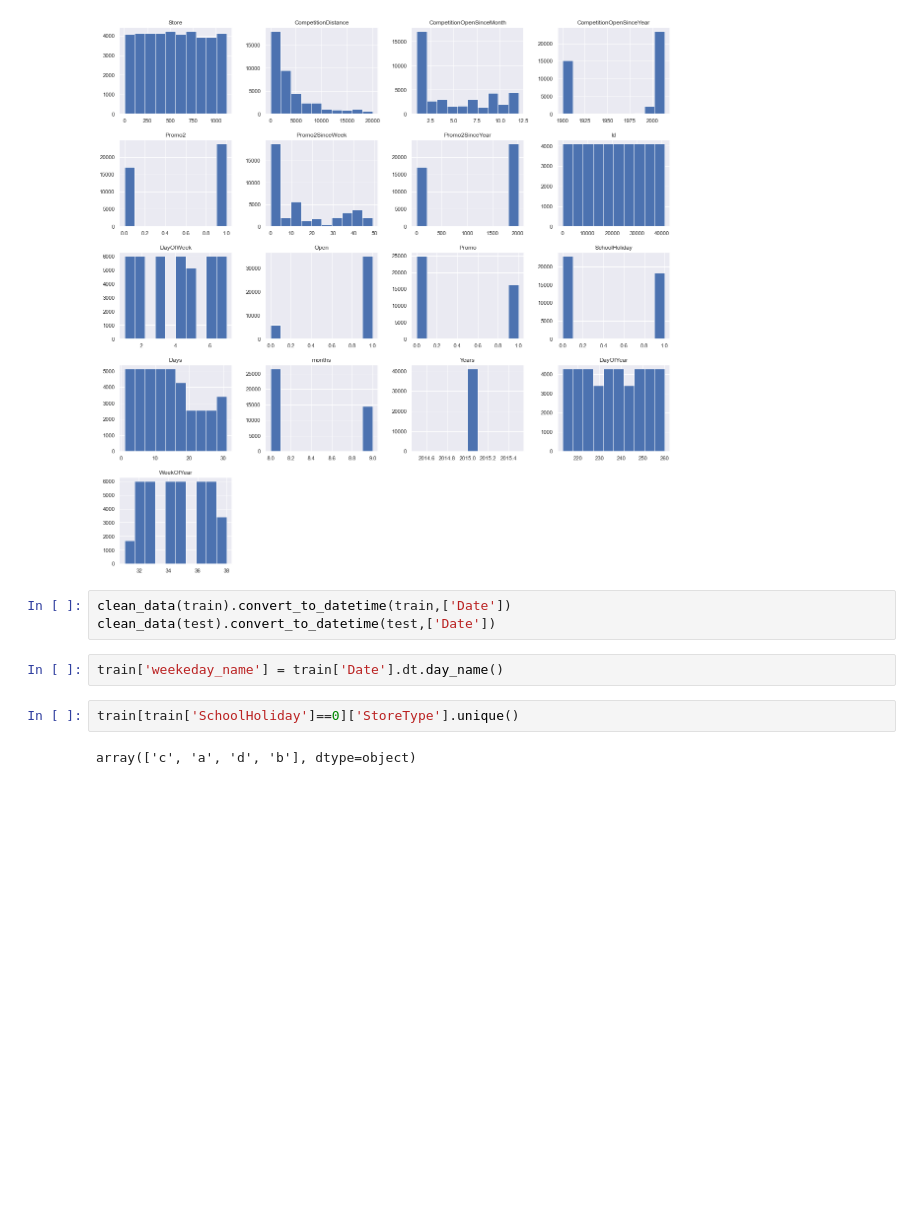
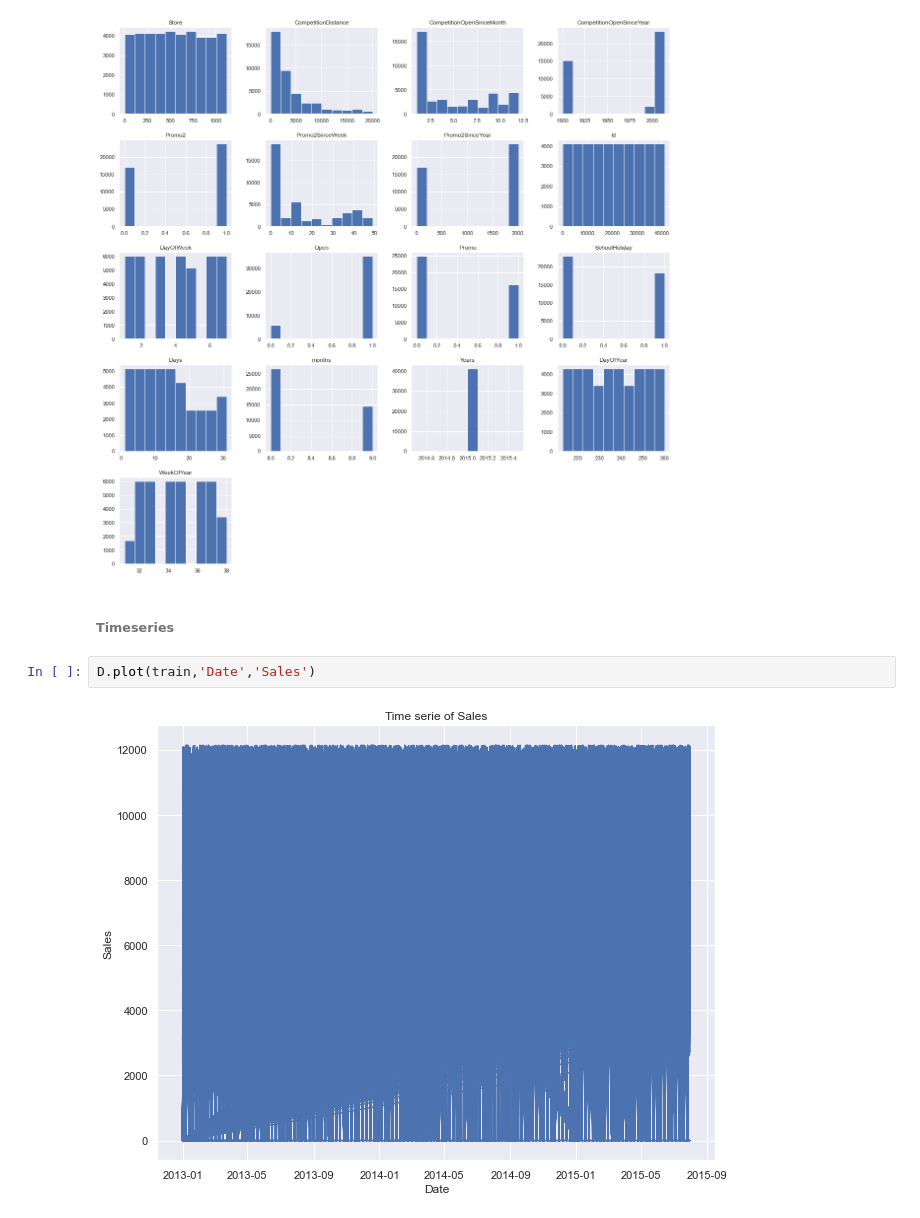
Before and after one commit to skevin-dev/Pharmaceutical_Sales_prediction, a Jupyter notebook: Notebooks/EDA.ipynb, the cells around one changed output. Drawn from its saved outputs; the diff is of its cells as text; blank space fills up the shorter version.

```diff
--- a/Notebooks/EDA.ipynb
+++ b/Notebooks/EDA.ipynb
@@ -46,12 +59,9 @@ D.histogram(train)
 D.histogram(test)
 # %% [output]
 [figure]
-# %%
-clean_data(train).convert_to_datetime(train,['Date'])
-clean_data(test).convert_to_datetime(test,['Date'])
-# %%
-train['weekeday_name'] = train['Date'].dt.day_name()
-# %%
-train[train['SchoolHoliday']==0]['StoreType'].unique()
-# %% [output]
-array(['c', 'a', 'd', 'b'], dtype=object)
+# %% [markdown]
+###### Timeseries
+# %%
+D.plot(train,'Date','Sales')
+# %% [output]
+[figure, added]
```
Also changed, not shown: parts of 26 cells of this notebook, 1 other file.
